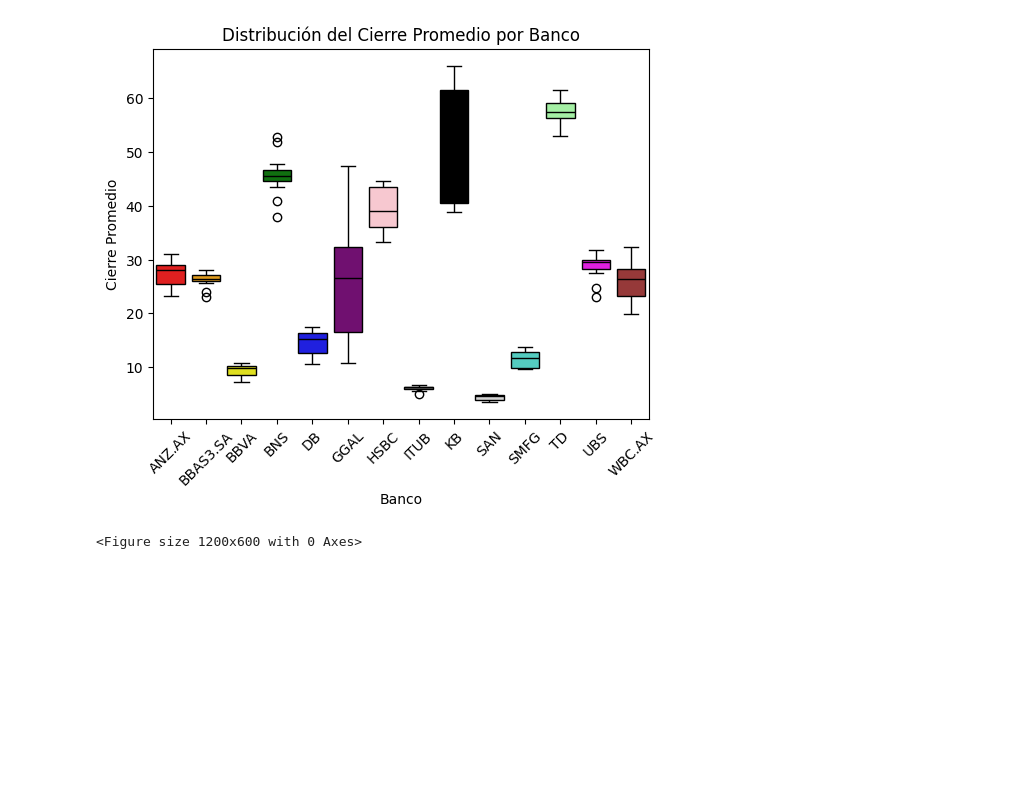
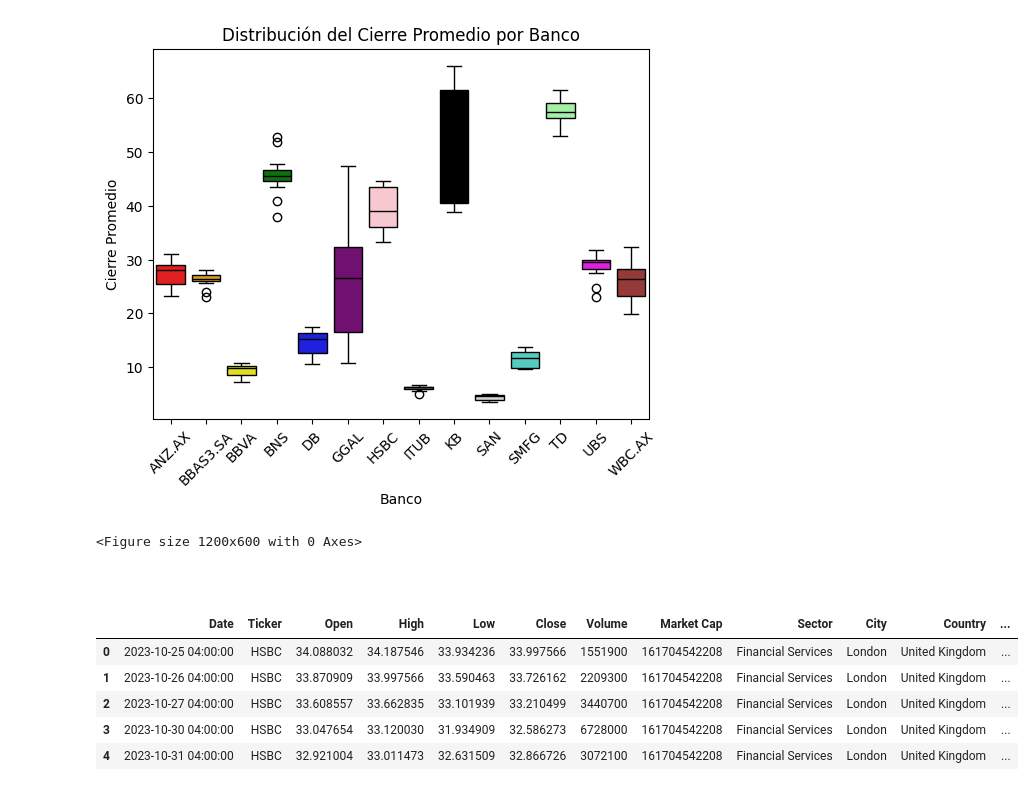
Before and after one commit to Roberto-Orazi/tp1-fcd, a Jupyter notebook: analisis.ipynb, the cells around one changed output. Drawn from its saved outputs; the diff is of its cells as text; code cells hidden in the pictures; blank space fills up the shorter version.

```diff
--- a/analisis.ipynb
+++ b/analisis.ipynb
@@ -549,3 +484,14 @@ Passing `palette` without assigning `hue` is deprecated and will be removed in v
   sns.boxplot(x='Ticker', y='Close', data=mean_close_filtrado, palette=colores)
 [figure]
 <Figure size 1200x600 with 0 Axes>
+# %% [markdown]
+#
+# %%
+df_crec_close_filtrado.head()
+# %% [output]
+|  | Date | Ticker | Open | High | Low | Close | Volume | Market Cap | Sector | City | Country | ... |
+| 0 | 2023-10-25 04:00:00 | HSBC | 34.088032 | 34.187546 | 33.934236 | 33.997566 | 1551900 | 161704542208 | Financial Services | London | United Kingdom | ... |
+| 1 | 2023-10-26 04:00:00 | HSBC | 33.870909 | 33.997566 | 33.590463 | 33.726162 | 2209300 | 161704542208 | Financial Services | London | United Kingdom | ... |
+| 2 | 2023-10-27 04:00:00 | HSBC | 33.608557 | 33.662835 | 33.101939 | 33.210499 | 3440700 | 161704542208 | Financial Services | London | United Kingdom | ... |
+| 3 | 2023-10-30 04:00:00 | HSBC | 33.047654 | 33.120030 | 31.934909 | 32.586273 | 6728000 | 161704542208 | Financial Services | London | United Kingdom | ... |
+| 4 | 2023-10-31 04:00:00 | HSBC | 32.921004 | 33.011473 | 32.631509 | 32.866726 | 3072100 | 161704542208 | Financial Services | London | United Kingdom | ... |
```
Also changed, not shown: parts of 6 cells of this notebook.
